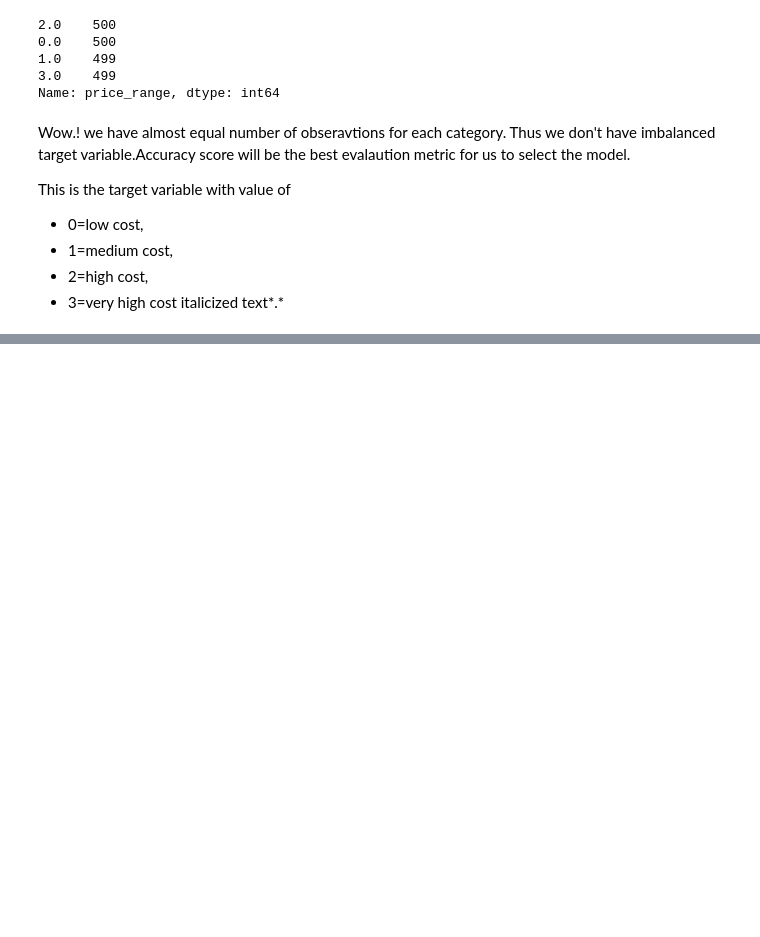
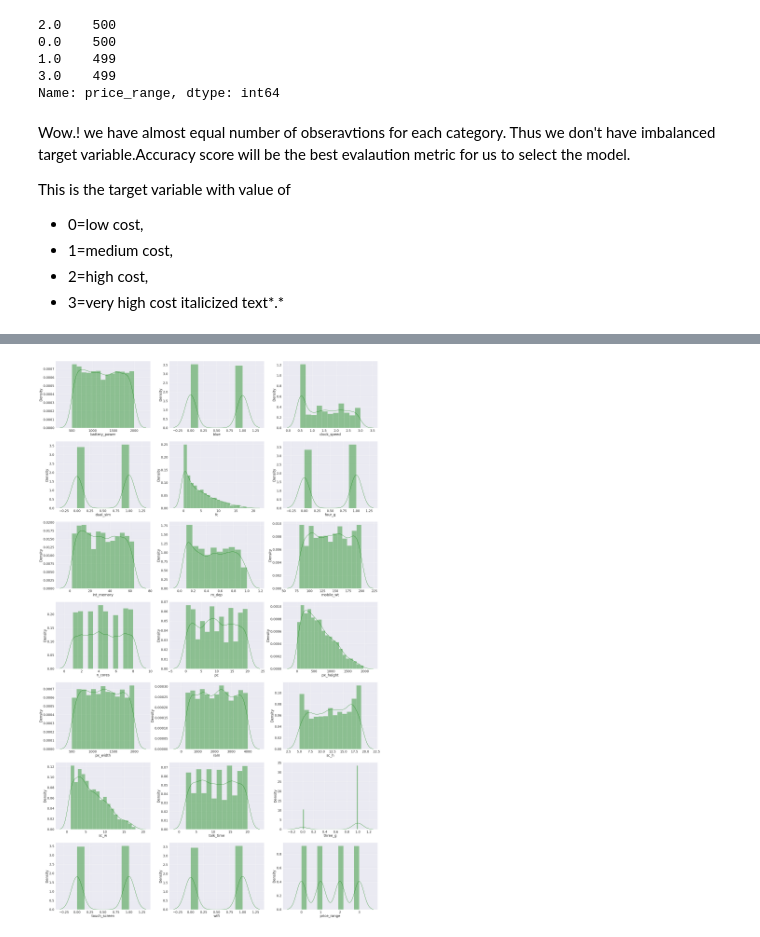
Before and after one commit to Sriharish19/Mobile_price_classification_ml_model, a Jupyter notebook: SH_Mobile_price_range_classification_ml.ipynb, the cells around one changed output, grey strips where cells are left out. Drawn from its saved outputs; the diff is of its cells as text; code cells hidden in the pictures; blank space fills up the shorter version.

```diff
--- a/SH_Mobile_price_range_classification_ml.ipynb
+++ b/SH_Mobile_price_range_classification_ml.ipynb
@@ -262,0 +285,11 @@ plt.show()
+# %%
+# Distribution plot for numerical variables
+lst_dist = columns
+plt.figure(figsize = (40,70))
+sns.set_theme()
+for i in enumerate(lst_dist):
+  sns.set(font_scale = 2)
+  plt.subplot(7, 3,i[0]+1)
+  sns.distplot(df[i[1]],color = 'green')
+# %% [output]
+[figure, added]
```
Also changed, not shown: parts of 7 cells of this notebook.
